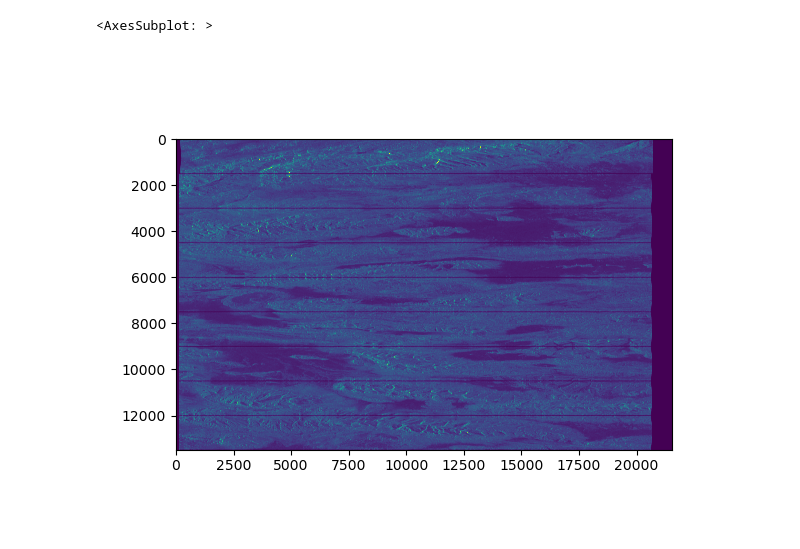
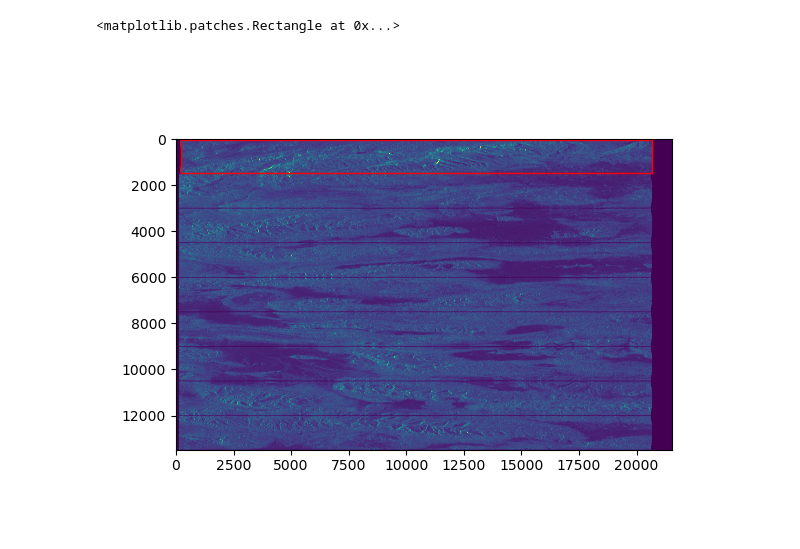
Before and after one commit to forrestfwilliams/burst_extractor, a Jupyter notebook: burst-wat.ipynb, the cells around one changed output. Drawn from its saved outputs; the diff is of its cells as text; code cells hidden in the pictures.

Commit message:
add isce rectangle

```diff
--- a/burst-wat.ipynb
+++ b/burst-wat.ipynb
@@ -2,11 +2,9 @@
 import numpy as np
 import rasterio.plot
 import matplotlib.pyplot as plt
+from matplotlib.patches import Rectangle
+
+from burst_translator import BurstMetadata
 
 swath_tif = 'S1A_IW_SLC__1SDV_20200616T022252_20200616T022319_033036_03D3A3_5D11.SAFE/measurement/s1a-iw1-slc-vh-20200616t022253-20200616t022318-033036-03d3a3-001.tiff'
-
-with rasterio.open(swath_tif) as swath:
-    swath_data = swath.read()
-
-magnitude = np.abs(swath_data)
-rasterio.plot.show_hist(magnitude, histtype='stepfilled')
+swath_ann = 'S1A_IW_SLC__1SDV_20200616T022252_20200616T022319_033036_03D3A3_5D11.SAFE/annotation/s1a-iw1-slc-vh-20200616t022253-20200616t022318-033036-03d3a3-001.xml'
@@ -14,0 +11,5 @@ rasterio.plot.show_hist(magnitude, histtype='stepfilled')
+# %%
+burst = BurstMetadata(swath_tif, swath_ann, 0)
+
+x1, x2, y1, y2 = burst.first_valid_sample, burst.last_valid_sample, burst.first_valid_line, burst.last_valid_line
+isce_rectangle = Rectangle((x1, y1), x2-x1, y2-y1, facecolor='none', edgecolor='Red')
@@ -15,7 +24,8 @@ rasterio.plot.show_hist(magnitude, histtype='stepfilled')
 # %%
 %matplotlib widget
 fig, ax = plt.subplots(1, 1)
 rasterio.plot.show(magnitude, ax=ax, vmin=0, vmax=250, cmap='viridis')
+ax.add_patch(isce_rectangle)
 # %% [output]
-<AxesSubplot: >
+<matplotlib.patches.Rectangle at 0x...>
-[figure, old version]
+[figure, new version]
```
Also changed, not shown: parts of 3 cells of this notebook.
